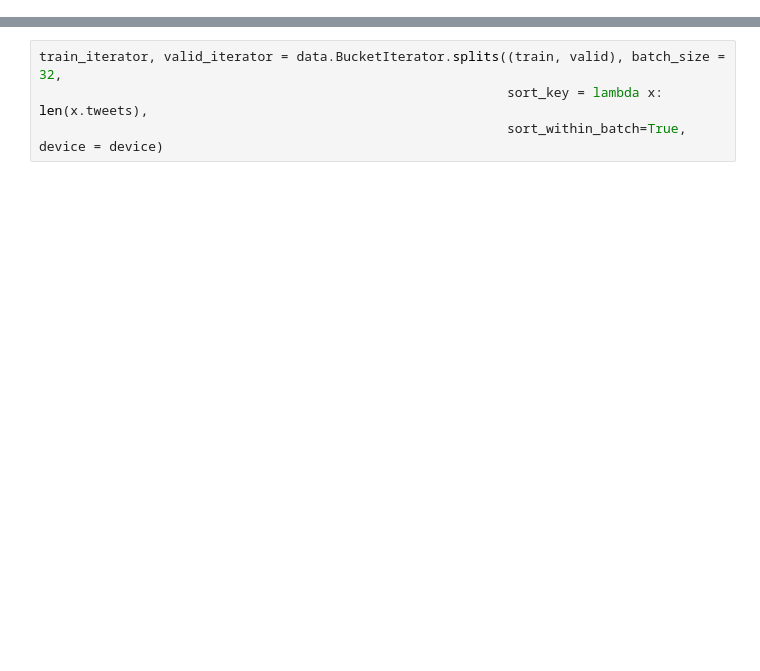
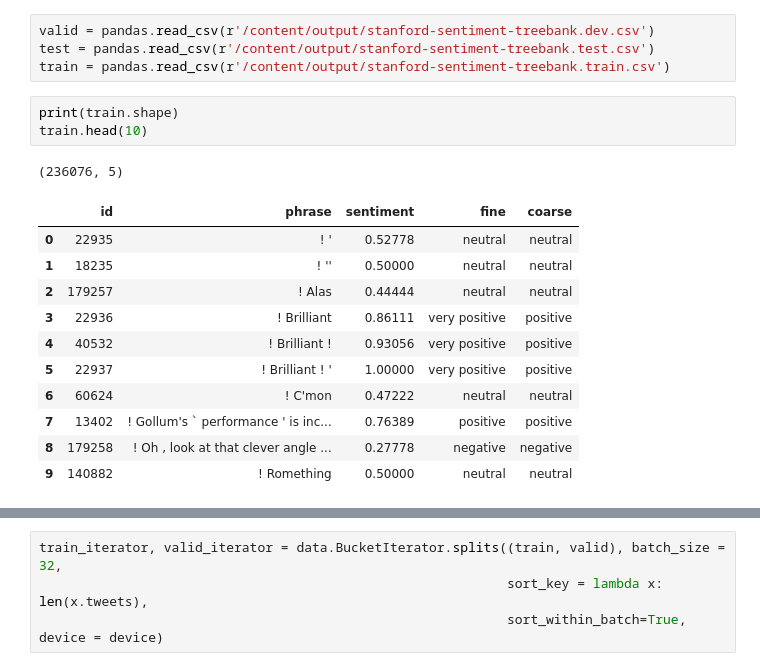
Before and after one commit to nikshrimali/TSAI_END, a Jupyter notebook: S7_HandsOn/Sentiment_Analysis_LSTM_RNN.ipynb, the cells around one changed output, grey strips where cells are left out. Saved outputs shown, nothing was run; the diff lists cells and outputs as text; blank space fills up the shorter version.

```diff
--- a/S7_HandsOn/Sentiment_Analysis_LSTM_RNN.ipynb
+++ b/S7_HandsOn/Sentiment_Analysis_LSTM_RNN.ipynb
@@ -107,0 +103,20 @@ device = torch.device("cuda" if torch.cuda.is_available() else "cpu")
+# %%
+valid = pandas.read_csv(r'/content/output/stanford-sentiment-treebank.dev.csv')
+test = pandas.read_csv(r'/content/output/stanford-sentiment-treebank.test.csv')
+train = pandas.read_csv(r'/content/output/stanford-sentiment-treebank.train.csv')
+# %%
+print(train.shape)
+train.head(10)
+# %% [output]
+(236076, 5)
+|  | id | phrase | sentiment | fine | coarse |
+| 0 | 22935 | ! ' | 0.52778 | neutral | neutral |
+| 1 | 18235 | ! '' | 0.50000 | neutral | neutral |
+| 2 | 179257 | ! Alas | 0.44444 | neutral | neutral |
+| 3 | 22936 | ! Brilliant | 0.86111 | very positive | positive |
+| 4 | 40532 | ! Brilliant ! | 0.93056 | very positive | positive |
+| 5 | 22937 | ! Brilliant ! ' | 1.00000 | very positive | positive |
+| 6 | 60624 | ! C'mon | 0.47222 | neutral | neutral |
+| 7 | 13402 | ! Gollum's ` performance ' is inc... | 0.76389 | positive | positive |
+| 8 | 179258 | ! Oh , look at that clever angle ... | 0.27778 | negative | negative |
+| 9 | 140882 | ! Romething | 0.50000 | neutral | neutral |
```
Also changed, not shown: parts of 82 cells of this notebook.
